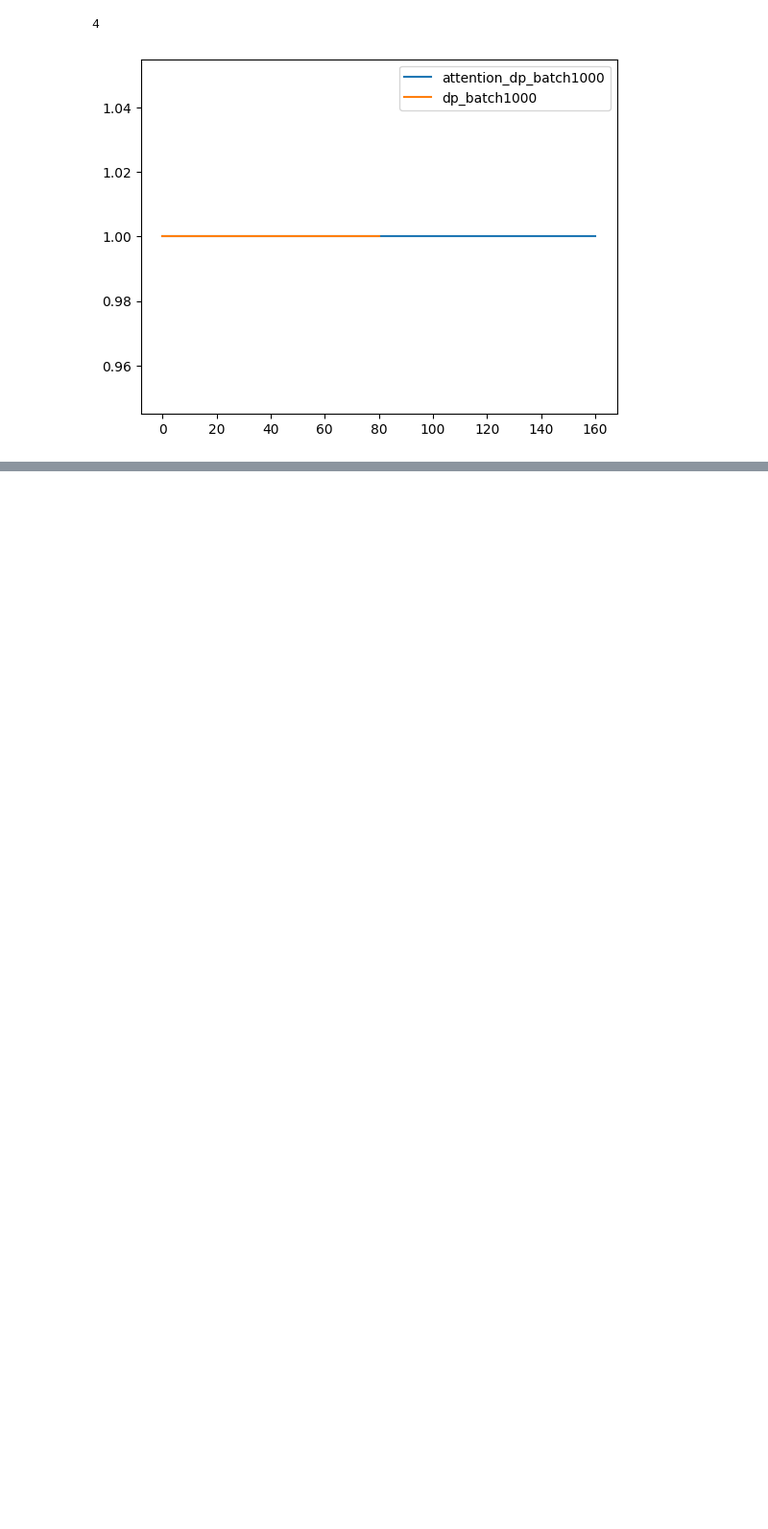
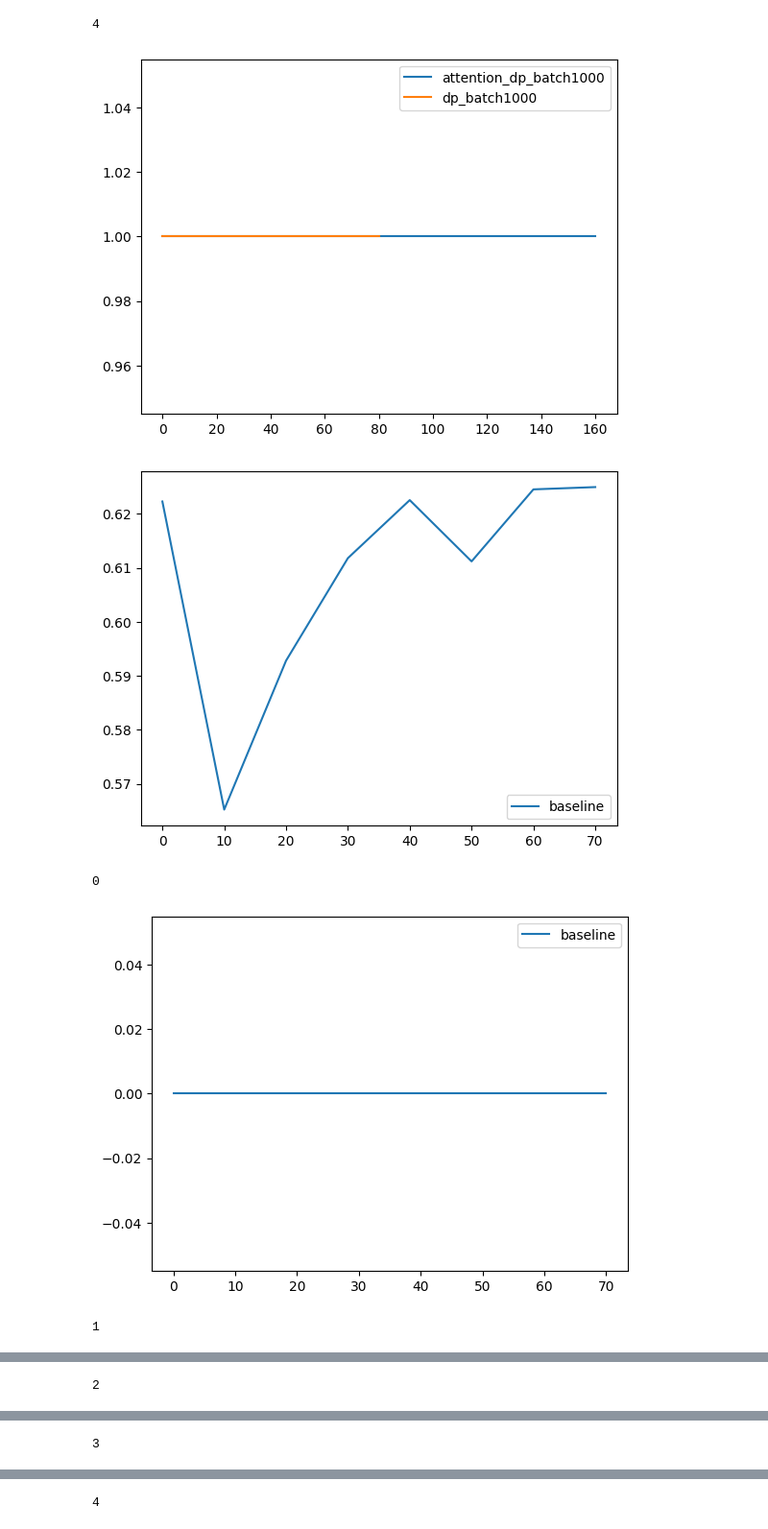
Before and after one commit to tkgsn/priv_traj_gen, a Jupyter notebook: show.ipynb, the cells around one changed output, grey strips where cells are left out. Shown at 96% size. Cells and saved outputs as stored; diff of their text form; code cells hidden in the pictures; blank space fills up the shorter version.

Commit message:
baseline

```diff
--- a/show.ipynb
+++ b/show.ipynb
@@ -126,3 +126,33 @@ for target in targets:
 [figure]
 4
 [figure]
+# %%
+dataset = "peopleflow"
+data_name = "10000"
+training_data_name = "bin38"
+
+# plot next_location_js
+save_names = ["baseline"]
+test_jssss = [load(save_name, "next_location_js") for save_name in save_names]
+for test_jsss, save_name in zip(test_jssss, save_names):
+    epochs = [v*10 for v in range(len(test_jsss))]
+    plot_average(test_jsss, save_name, x=epochs)
+plt.legend()
+plt.show()
+
+# plot global_js
+test_jssss = [load(save_name, "global_js") for save_name in save_names]
+targets = [0,1,2,3,4]
+for target in targets:
+    print(target)
+    for test_jsss, save_name in zip(test_jssss, save_names):
+        epochs = [v*10 for v in range(len(test_jsss))]
+        plot(test_jsss, target, save_name, x=epochs)
+    plt.legend()
+
+    plt.show()
+# %% [output]
+[figure, added]
+0
+[figure, added]
+1
@@ -128,0 +160 @@ for target in targets:
+2
@@ -128,0 +162 @@ for target in targets:
+3
@@ -128,0 +164 @@ for target in targets:
+4
```
Also changed, not shown: parts of 1 cell of this notebook.
